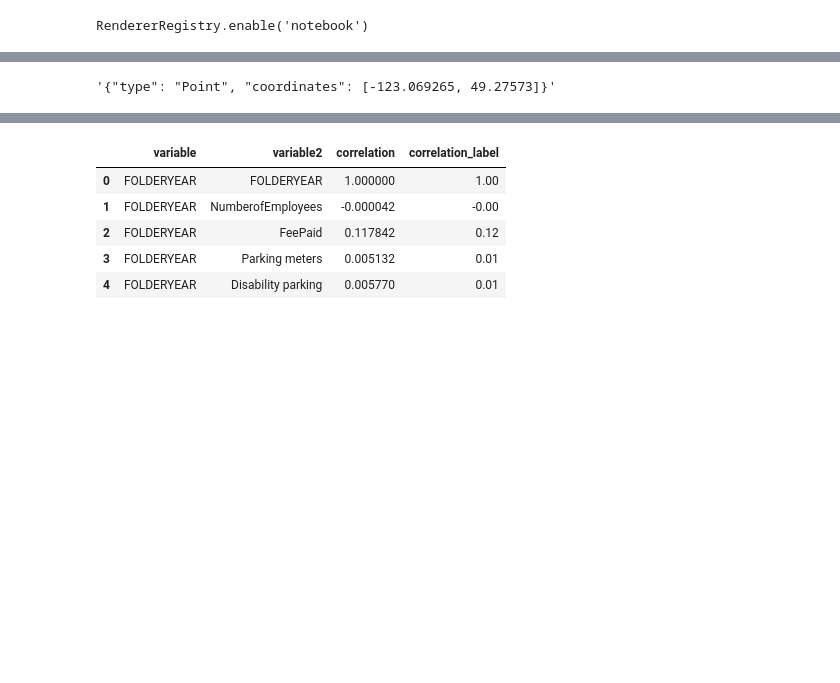
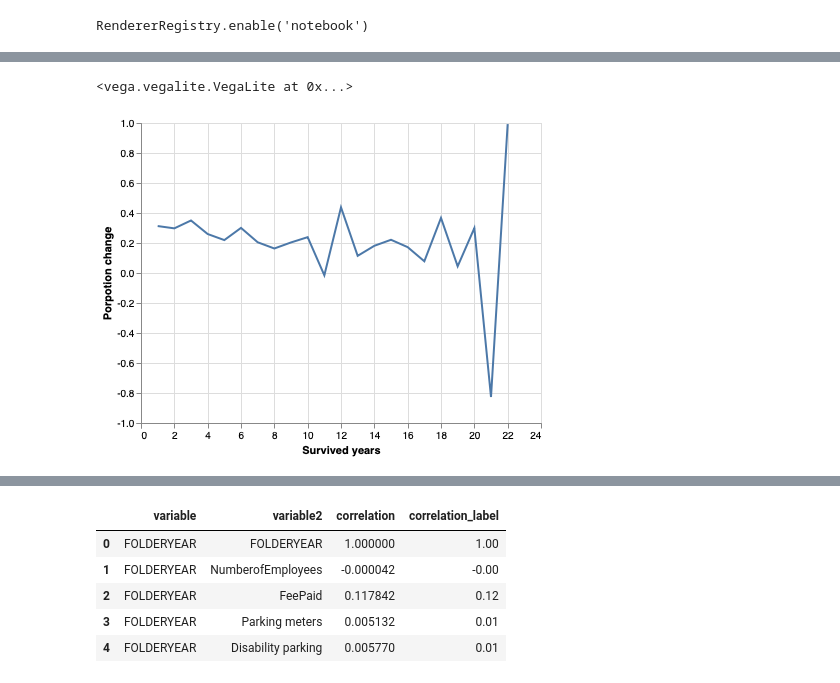
Before and after one commit to aakanksha023/EVAN, a Jupyter notebook: src/03_modelling/modelling.ipynb, the cells around one changed output, grey strips where cells are left out. Saved outputs shown, nothing was run; the diff lists cells and outputs as text; code cells hidden in the pictures; blank space fills up the shorter version.

```diff
--- a/src/03_modelling/modelling.ipynb
+++ b/src/03_modelling/modelling.ipynb
@@ -126 +137,9 @@ alt.Chart(plot_df.reset_index()).mark_line().encode(
+# %%
+alt.Chart(plot_df.reset_index()).mark_line().encode(
+    x=alt.X('FOLDERYEAR:Q',title = 'Survived years'),
+    y=alt.Y('dA:Q', title = 'Porpotion change')
+)
+# %% [output]
+<vega.vegalite.VegaLite at 0x...>
+[figure, added]
 # %%
@@ -128,4 +148,0 @@ dis_park = pd.read_csv('../../data/raw/disability-parking.csv', sep=';')
-# %%
-dis_park['Geom'][1]
-# %% [output]
-'{"type": "Point", "coordinates": [-123.069265, 49.27573]}'
```
Also changed, not shown: parts of 22 cells of this notebook.
